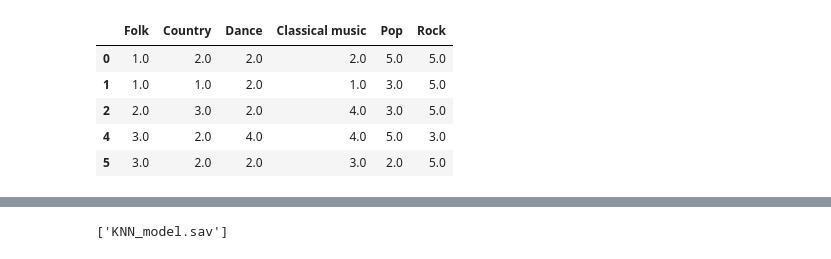
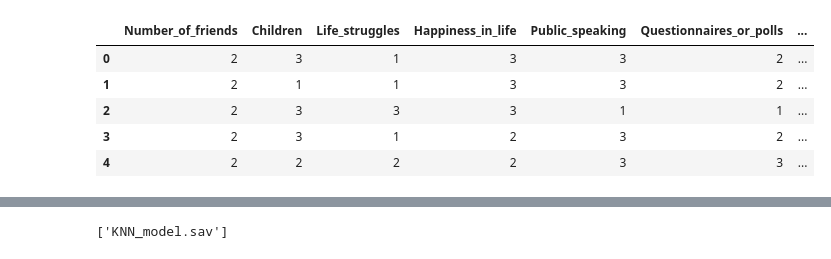
Before and after one commit to BDomogalla/machine-learning-project, a Jupyter notebook: KNN-model.ipynb, the cells around one changed output, grey strips where cells are left out. Saved outputs shown, nothing was run; the diff lists cells and outputs as text; code cells hidden in the pictures.

```diff
--- a/KNN-model.ipynb
+++ b/KNN-model.ipynb
@@ -50,10 +41,0 @@ selected_features = df[['Folk','Country','Dance','Classical music','Pop','Rock']
-# %%
-X = selected_features
-X.head()
-# %% [output]
-|  | Folk | Country | Dance | Classical music | Pop | Rock |
-| 0 | 1.0 | 2.0 | 2.0 | 2.0 | 5.0 | 5.0 |
-| 1 | 1.0 | 1.0 | 2.0 | 1.0 | 3.0 | 5.0 |
-| 2 | 2.0 | 3.0 | 2.0 | 4.0 | 3.0 | 5.0 |
-| 4 | 3.0 | 2.0 | 4.0 | 4.0 | 5.0 | 3.0 |
-| 5 | 3.0 | 2.0 | 2.0 | 3.0 | 2.0 | 5.0 |
@@ -60,3 +49,14 @@ X.head()
+# %%
+#X = education_features
+X = adj_spiders_features
+X.head()
+# %% [output]
+|  | Number_of_friends | Children | Life_struggles | Happiness_in_life | Public_speaking | Questionnaires_or_polls | ... |
+| 0 | 2 | 3 | 1 | 3 | 3 | 2 | ... |
+| 1 | 2 | 1 | 1 | 3 | 3 | 2 | ... |
+| 2 | 2 | 3 | 3 | 3 | 1 | 1 | ... |
+| 3 | 2 | 3 | 1 | 2 | 3 | 2 | ... |
+| 4 | 2 | 2 | 2 | 2 | 3 | 3 | ... |
 # %%
 from sklearn.model_selection import train_test_split
 X_train, X_test, y_train, y_test = train_test_split(X, y, random_state=42)
```
Also changed, not shown: parts of 10 cells of this notebook, 5 other files.
